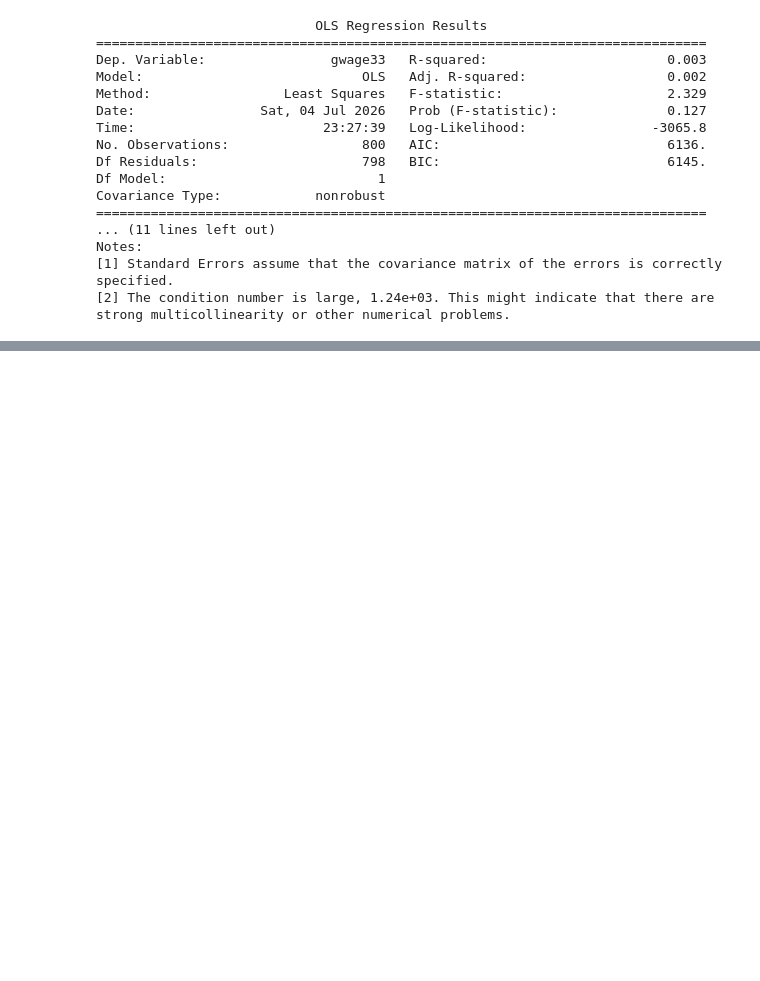
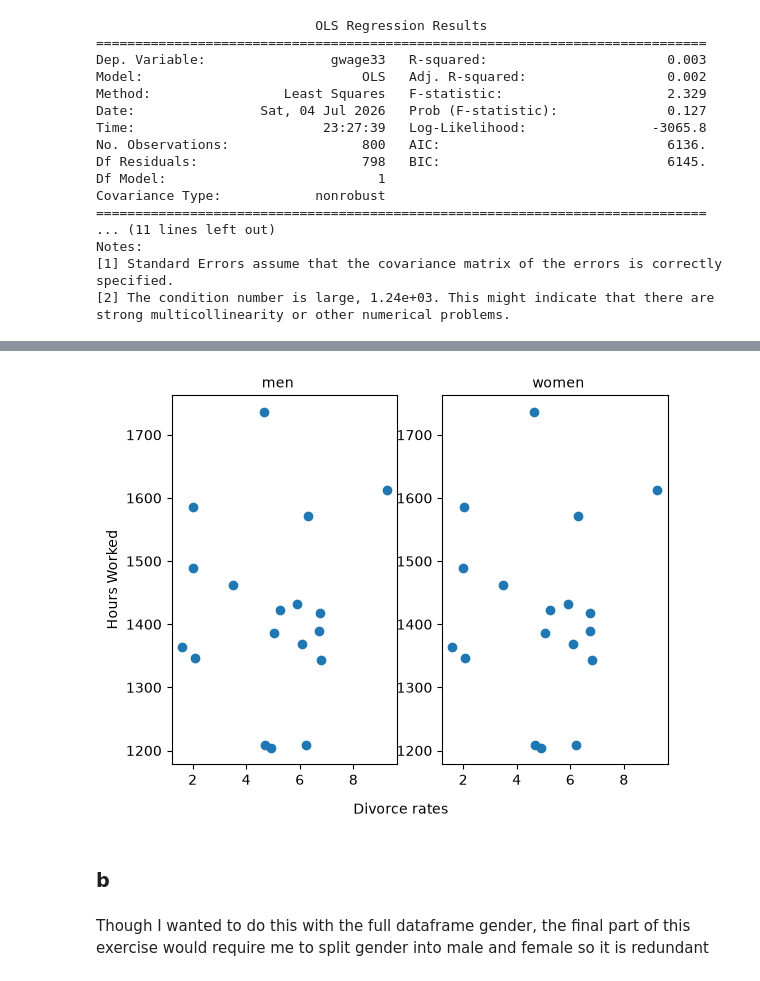
Before and after one commit to ani-research/Python-Companion-For-Real-Econometrics-by-M.Bailey, a Jupyter notebook: chapters/chapter03.ipynb, the cells around one changed output, grey strips where cells are left out. Drawn from its saved outputs; the diff is of its cells as text; code cells hidden in the pictures; blank space fills up the shorter version.

```diff
--- a/chapters/chapter03.ipynb
+++ b/chapters/chapter03.ipynb
@@ -891,0 +891,6 @@ strong multicollinearity or other numerical problems.
+# %%
+rdtM= pyreadr.read_r(r"C:\Users\khosl\OneDrive\Documents\Py notebook\Books\Real Econometrics\RE2e_Exercise Data_CH03\RE2e_R Data sets_CH03\Ch3_Exercise4_Divorce_rates_Men.RData")
+rdtW= pyreadr.read_r(r"C:\Users\khosl\OneDrive\Documents\Py notebook\Books\Real Econometrics\RE2e_Exercise Data_CH03\RE2e_R Data sets_CH03\Ch3_Exercise4_Divorce_rates_Women.RData")
+
+print(rdtM.keys())
+print(rdtW.keys())
@@ -891,0 +900,6 @@ strong multicollinearity or other numerical problems.
+# %%
+womenDF= rdtW["Wdata"]
+display(womenDF.head())
+
+menDF= rdtM["Mdata"]
+display(menDF.head())
@@ -891,0 +919,5 @@ strong multicollinearity or other numerical problems.
+# %%
+# Though not required but we can merge 2 dataframes using concat
+
+genderDF= pd.concat([menDF,womenDF])
+genderDF.head()
@@ -891,0 +931,20 @@ strong multicollinearity or other numerical problems.
+# %%
+fig, axes= plt.subplots(1,2)
+
+ax= axes[0]
+ax.scatter(genderDF[genderDF["male"]==1]["divorcerate"],genderDF[genderDF["male"]==1]["hours"] )
+ax.text(0.4, 1.02,s="men", transform= ax.transAxes)
+ax.set_ylabel("Hours Worked")
+ax.text(8, 1100,s="Divorce rates")
+
+ax= axes[1]
+ax.scatter(genderDF[genderDF["male"]!=1]["divorcerate"],genderDF[genderDF["male"]==1]["hours"] )
+ax.text(0.4, 1.02,s="women", transform= ax.transAxes)
+
+plt.show()
+# %% [output]
+[figure, added]
+# %% [markdown]
+### b
+# %% [markdown]
+Though I wanted to do this with the full dataframe gender, the final part of this exercise would require me to split gender into male and female so it is redundant
```
Also changed, not shown: parts of 13 cells of this notebook.
